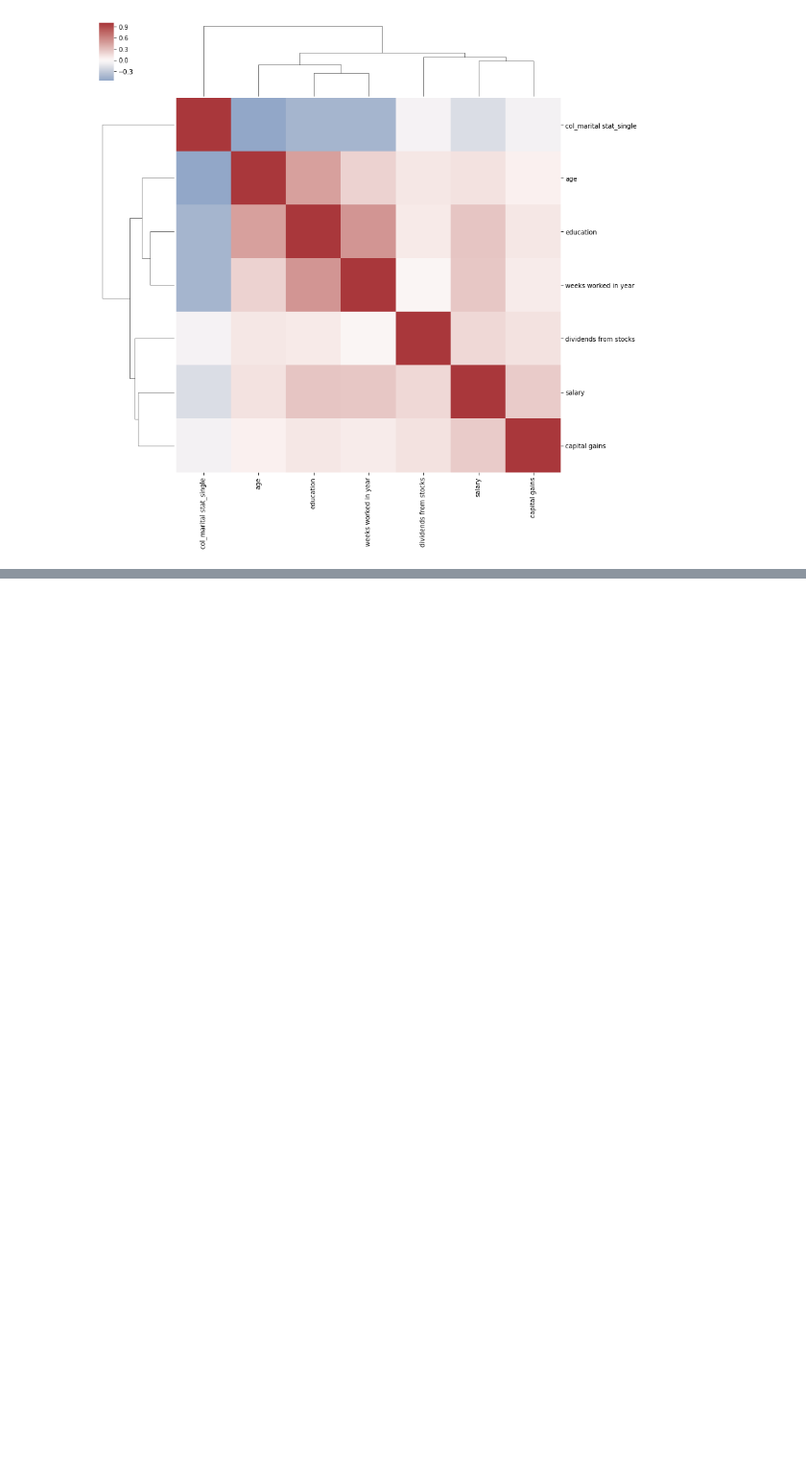
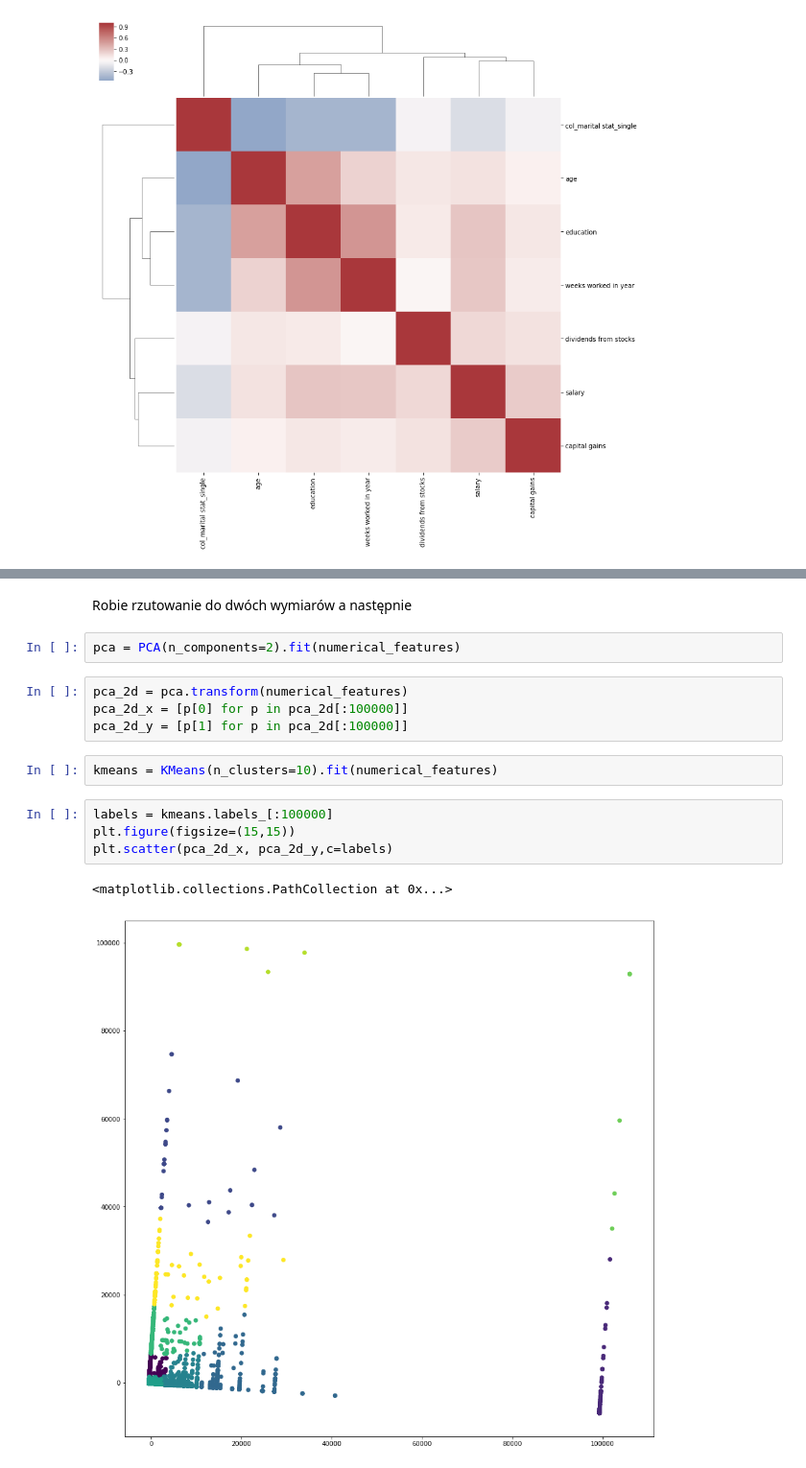
Before and after one commit to mMarzeta/data_exploration, a Jupyter notebook: ed.ipynb, the cells around one changed output, grey strips where cells are left out. Shown: that part at 96% size. Drawn from its saved outputs; the diff is of its cells as text; blank space fills up the shorter version.

Commit message:
kmeans clusterization and pca dimensionality reduction

```diff
--- a/ed.ipynb
+++ b/ed.ipynb
@@ -271,0 +292,17 @@ sns.clustermap(after_reduction.corr(), center=0, cmap="vlag", figsize=(13,13))
+# %% [markdown]
+Robie rzutowanie do dwóch wymiarów a następnie
+# %%
+pca = PCA(n_components=2).fit(numerical_features)
+# %%
+pca_2d = pca.transform(numerical_features)
+pca_2d_x = [p[0] for p in pca_2d[:100000]]
+pca_2d_y = [p[1] for p in pca_2d[:100000]]
+# %%
+kmeans = KMeans(n_clusters=10).fit(numerical_features)
+# %%
+labels = kmeans.labels_[:100000]
+plt.figure(figsize=(15,15))
+plt.scatter(pca_2d_x, pca_2d_y,c=labels)
+# %% [output]
+<matplotlib.collections.PathCollection at 0x...>
+[figure, added]
```
Also changed, not shown: parts of 6 cells of this notebook.
